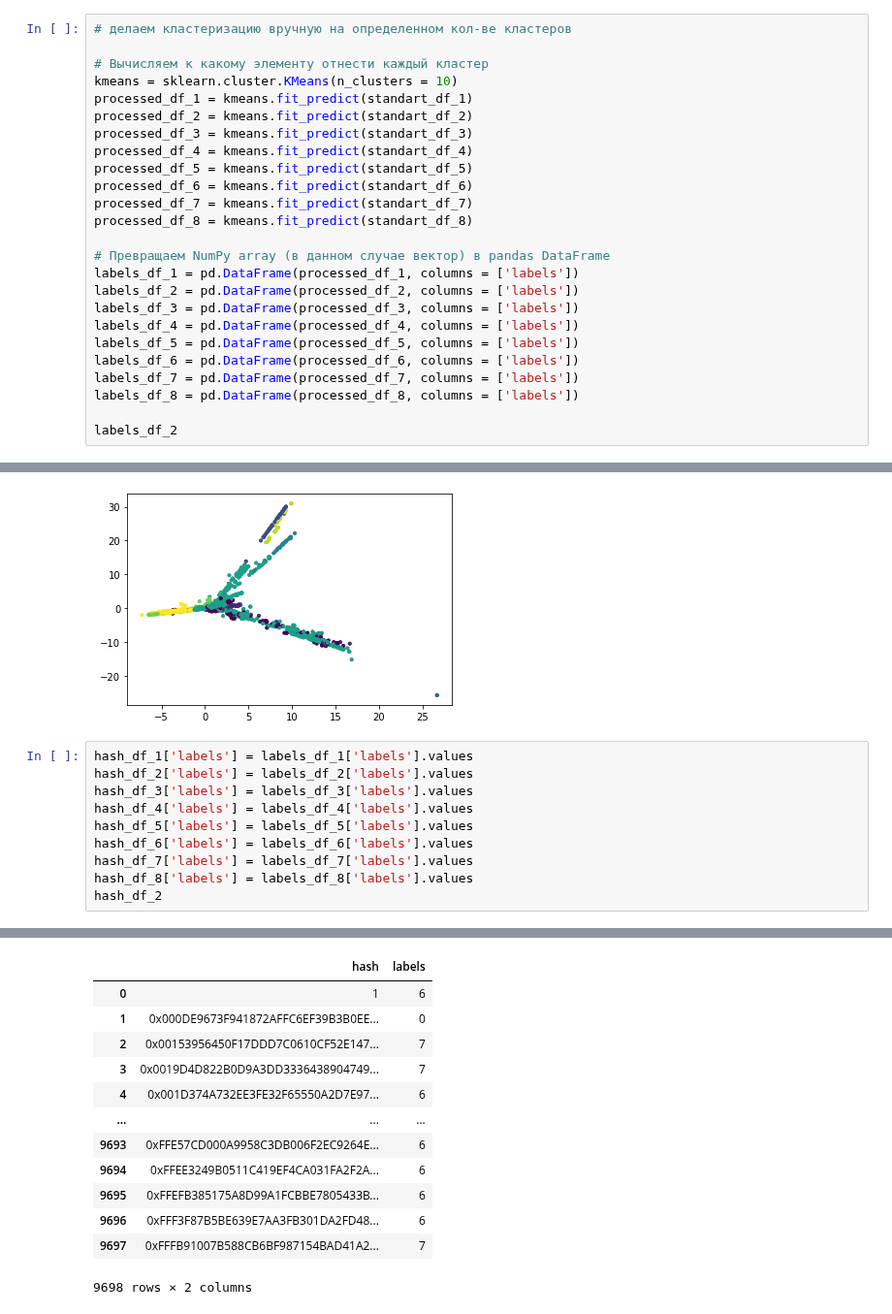
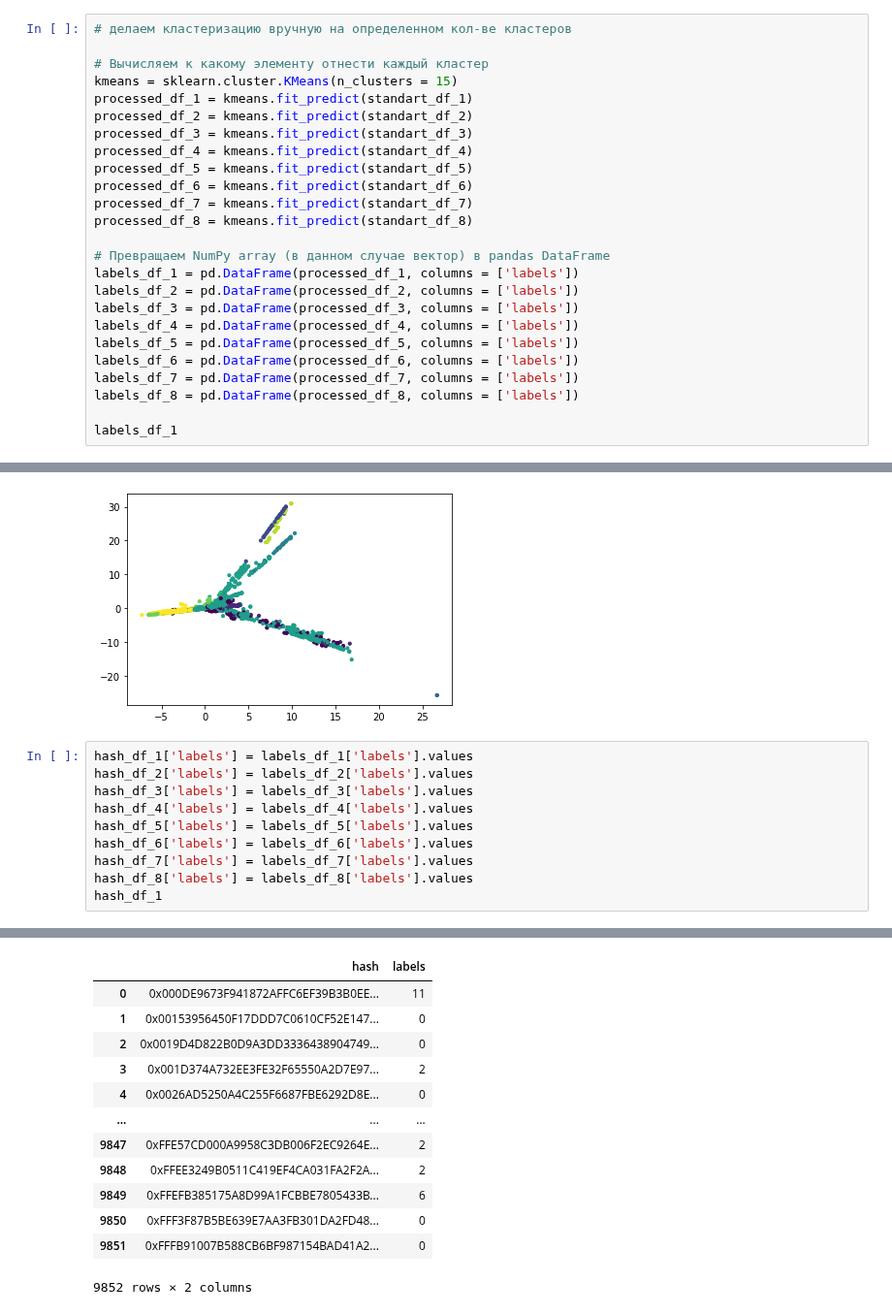
Before and after one commit to Maksimka9/clustering, a Jupyter notebook: main.ipynb, the cells around one changed output, grey strips where cells are left out. Shown at 97% size. Saved outputs shown, nothing was run; the diff lists cells and outputs as text.

```diff
--- a/main.ipynb
+++ b/main.ipynb
@@ -213,7 +212,7 @@ print('Дэвис-Боулдин:', min(davies_score_dict, key=davies_score_dict
 # делаем кластеризацию вручную на определенном кол-ве кластеров
 
 # Вычисляем к какому элементу отнести каждый кластер
-kmeans = sklearn.cluster.KMeans(n_clusters = 10)
+kmeans = sklearn.cluster.KMeans(n_clusters = 15)
 processed_df_1 = kmeans.fit_predict(standart_df_1)
 processed_df_2 = kmeans.fit_predict(standart_df_2)
 processed_df_3 = kmeans.fit_predict(standart_df_3)
@@ -233,6 +232,6 @@ labels_df_6 = pd.DataFrame(processed_df_6, columns = ['labels'])
 labels_df_7 = pd.DataFrame(processed_df_7, columns = ['labels'])
 labels_df_8 = pd.DataFrame(processed_df_8, columns = ['labels'])
 
-labels_df_2
+labels_df_1
 # %% [output]
 |  | labels |
@@ -260,41 +259,41 @@ matplotlib.pyplot.show()
 # %%
 hash_df_1['labels'] = labels_df_1['labels'].values
 hash_df_2['labels'] = labels_df_2['labels'].values
 hash_df_3['labels'] = labels_df_3['labels'].values
 hash_df_4['labels'] = labels_df_4['labels'].values
 hash_df_5['labels'] = labels_df_5['labels'].values
 hash_df_6['labels'] = labels_df_6['labels'].values
 hash_df_7['labels'] = labels_df_7['labels'].values
 hash_df_8['labels'] = labels_df_8['labels'].values
-hash_df_2
+hash_df_1
 # %% [output]
 A value is trying to be set on a copy of a slice from a DataFrame.
 Try using .loc[row_indexer,col_indexer] = value instead
 
 See the caveats in the documentation: https://pandas.pydata.org/pandas-docs/stable/user_guide/indexing.html#returning-a-view-versus-a-copy
   """Entry point for launching an IPython kernel.
 A value is trying to be set on a copy of a slice from a DataFrame.
 Try using .loc[row_indexer,col_indexer] = value instead
 
 See the caveats in the documentation: https://pandas.pydata.org/pandas-docs/stable/user_guide/indexing.html#returning-a-view-versus-a-copy
 
 A value is trying to be set on a copy of a slice from a DataFrame.
 Try using .loc[row_indexer,col_indexer] = value instead
 ... (23 lines left out)
 A value is trying to be set on a copy of a slice from a DataFrame.
 Try using .loc[row_indexer,col_indexer] = value instead
 
 See the caveats in the documentation: https://pandas.pydata.org/pandas-docs/stable/user_guide/indexing.html#returning-a-view-versus-a-copy
 |  | hash | labels |
-| 0 | 1 | 6 |
-| 1 | 0x000DE9673F941872AFFC6EF39B3B0EE... | 0 |
-| 2 | 0x00153956450F17DDD7C0610CF52E147... | 7 |
-| 3 | 0x0019D4D822B0D9A3DD3336438904749... | 7 |
-| 4 | 0x001D374A732EE3FE32F65550A2D7E97... | 6 |
+| 0 | 0x000DE9673F941872AFFC6EF39B3B0EE... | 11 |
+| 1 | 0x00153956450F17DDD7C0610CF52E147... | 0 |
+| 2 | 0x0019D4D822B0D9A3DD3336438904749... | 0 |
+| 3 | 0x001D374A732EE3FE32F65550A2D7E97... | 2 |
+| 4 | 0x0026AD5250A4C255F6687FBE6292D8E... | 0 |
 | ... | ... | ... |
-| 9693 | 0xFFE57CD000A9958C3DB006F2EC9264E... | 6 |
-| 9694 | 0xFFEE3249B0511C419EF4CA031FA2F2A... | 6 |
-| 9695 | 0xFFEFB385175A8D99A1FCBBE7805433B... | 6 |
-| 9696 | 0xFFF3F87B5BE639E7AA3FB301DA2FD48... | 6 |
-| 9697 | 0xFFFB91007B588CB6BF987154BAD41A2... | 7 |
+| 9847 | 0xFFE57CD000A9958C3DB006F2EC9264E... | 2 |
+| 9848 | 0xFFEE3249B0511C419EF4CA031FA2F2A... | 2 |
+| 9849 | 0xFFEFB385175A8D99A1FCBBE7805433B... | 6 |
+| 9850 | 0xFFF3F87B5BE639E7AA3FB301DA2FD48... | 0 |
+| 9851 | 0xFFFB91007B588CB6BF987154BAD41A2... | 0 |
-9698 rows × 2 columns
+9852 rows × 2 columns
```
Also changed, not shown: parts of 6 cells of this notebook.
